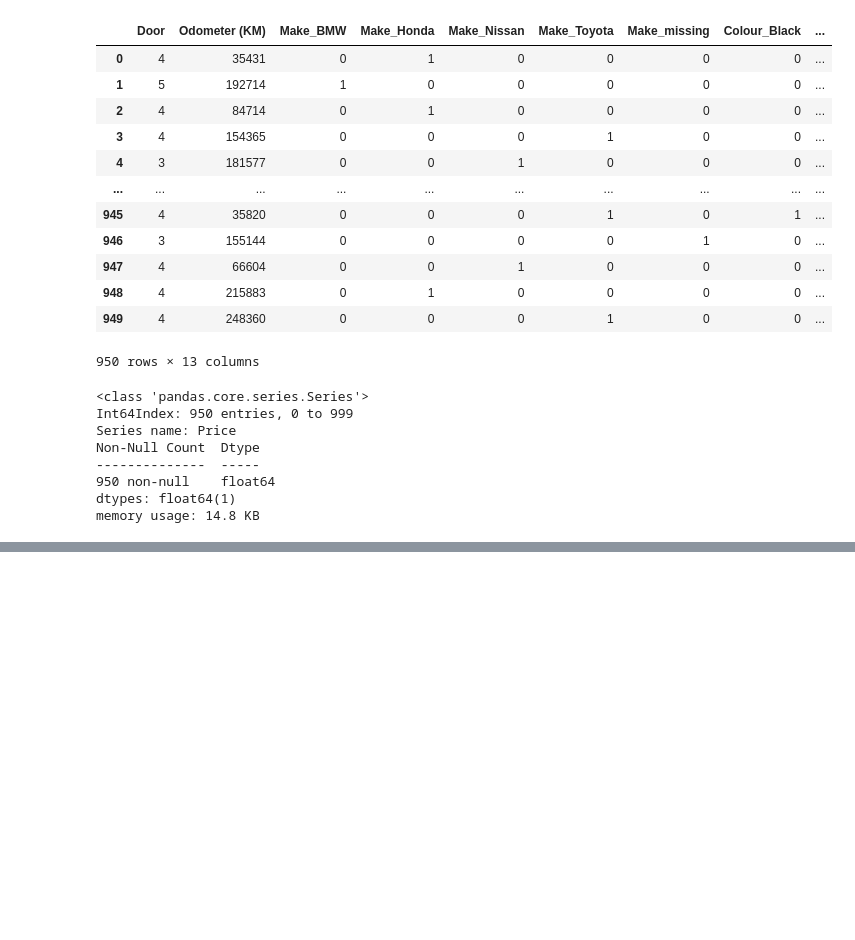
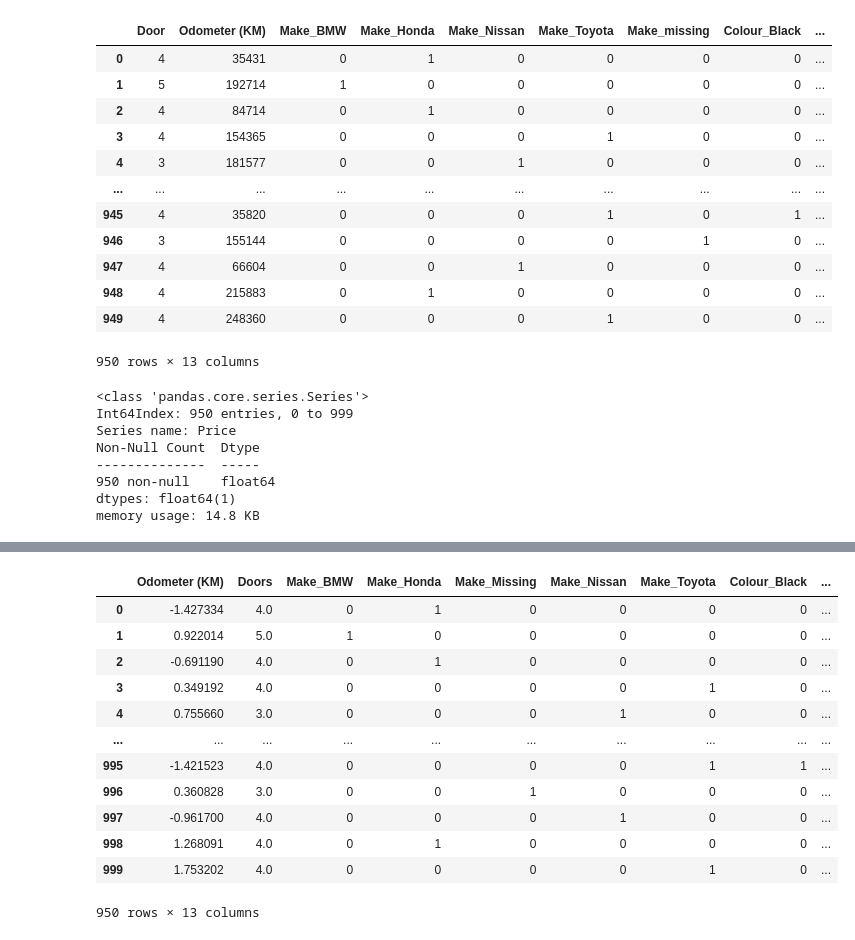
Before and after one commit to safeer-maker/Zero-to-Mastery-in-Machine-Learning, a Jupyter notebook: SkLearn_Practice .ipynb, the cells around one changed output, grey strips where cells are left out. Saved outputs shown, nothing was run; the diff lists cells and outputs as text; code cells hidden in the pictures; blank space fills up the shorter version.

```diff
--- a/SkLearn_Practice .ipynb
+++ b/SkLearn_Practice .ipynb
@@ -822,0 +985,19 @@ ValueError: Found input variables with inconsistent numbers of samples: [760, 19
+# %%
+x_temp2 = x_temp[:]
+x_temp2['Odometer (KM)'] = (x_temp2['Odometer (KM)'] - x_temp2['Odometer (KM)'].mean())/x_temp2['Odometer (KM)'].std()
+# %%
+x_temp2
+# %% [output]
+|  | Odometer (KM) | Doors | Make_BMW | Make_Honda | Make_Missing | Make_Nissan | Make_Toyota | Colour_Black | ... |
+| 0 | -1.427334 | 4.0 | 0 | 1 | 0 | 0 | 0 | 0 | ... |
+| 1 | 0.922014 | 5.0 | 1 | 0 | 0 | 0 | 0 | 0 | ... |
+| 2 | -0.691190 | 4.0 | 0 | 1 | 0 | 0 | 0 | 0 | ... |
+| 3 | 0.349192 | 4.0 | 0 | 0 | 0 | 0 | 1 | 0 | ... |
+| 4 | 0.755660 | 3.0 | 0 | 0 | 0 | 1 | 0 | 0 | ... |
+| ... | ... | ... | ... | ... | ... | ... | ... | ... | ... |
+| 995 | -1.421523 | 4.0 | 0 | 0 | 0 | 0 | 1 | 1 | ... |
+| 996 | 0.360828 | 3.0 | 0 | 0 | 1 | 0 | 0 | 0 | ... |
+| 997 | -0.961700 | 4.0 | 0 | 0 | 0 | 1 | 0 | 0 | ... |
+| 998 | 1.268091 | 4.0 | 0 | 1 | 0 | 0 | 0 | 0 | ... |
+| 999 | 1.753202 | 4.0 | 0 | 0 | 0 | 0 | 1 | 0 | ... |
+950 rows × 13 columns
```
Also changed, not shown: parts of 34 cells of this notebook.
